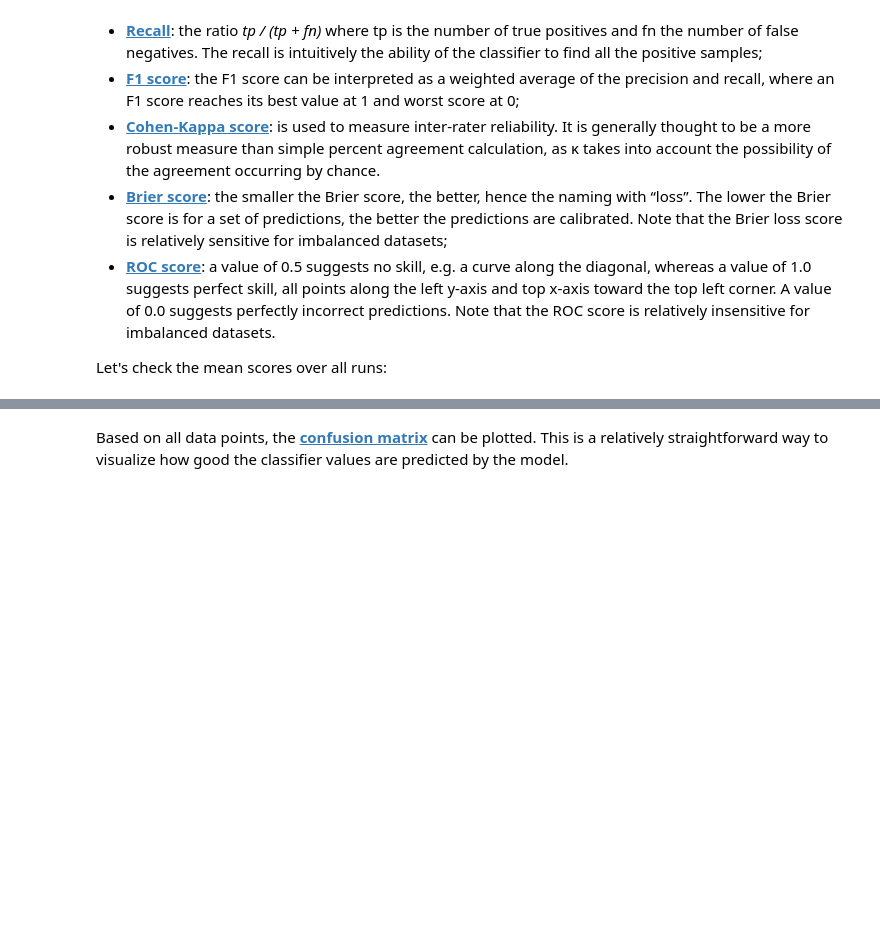
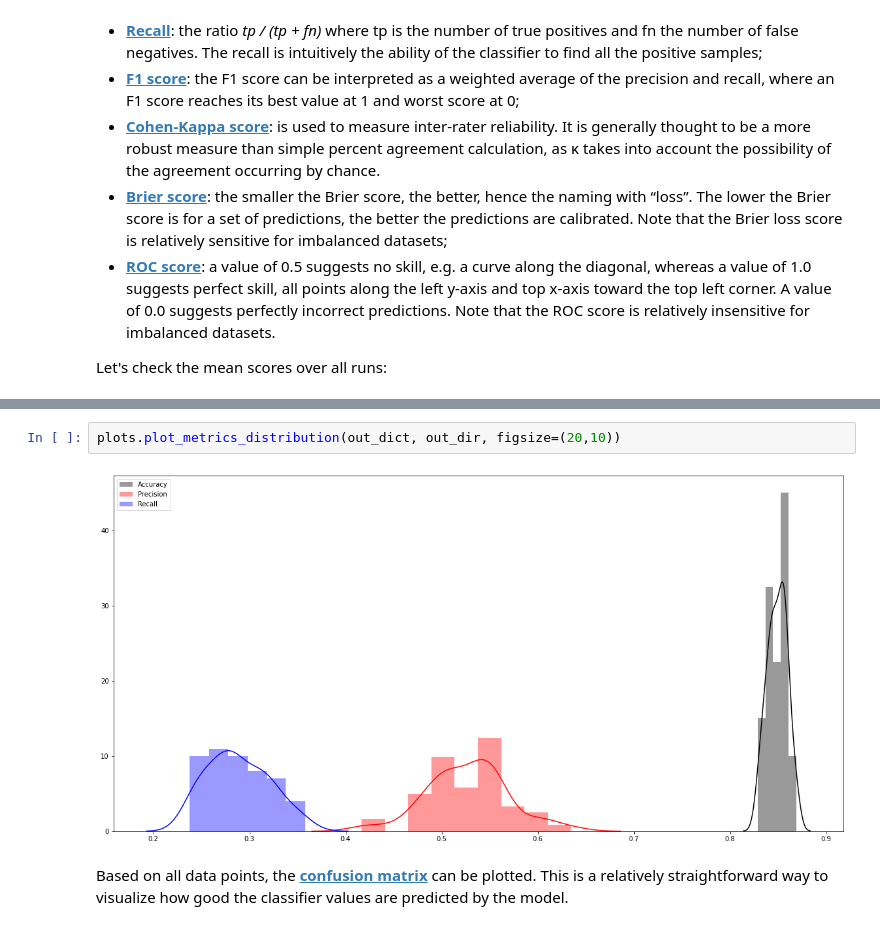
Before and after one commit to JannisHoch/copro, a Jupyter notebook: example/nb03_model_execution_and_evaluation.ipynb, the cells around one changed output, grey strips where cells are left out. Cells and saved outputs as stored; diff of their text form; blank space fills up the shorter version.

```diff
--- a/example/nb03_model_execution_and_evaluation.ipynb
+++ b/example/nb03_model_execution_and_evaluation.ipynb
@@ -257,3 +273,7 @@ average ROC AUC score of run with 50 repetitions is 0.788
+# %%
+plots.plot_metrics_distribution(out_dict, out_dir, figsize=(20,10))
+# %% [output]
+[figure, added]
 # %% [markdown]
 Based on all data points, the [**confusion matrix**](https://scikit-learn.org/stable/modules/generated/sklearn.metrics.confusion_matrix.html) can be plotted. This is a relatively straightforward way to visualize how good the classifier values are predicted by the model.
 # %%
```
Also changed, not shown: parts of 18 cells of this notebook, 3 other files.
